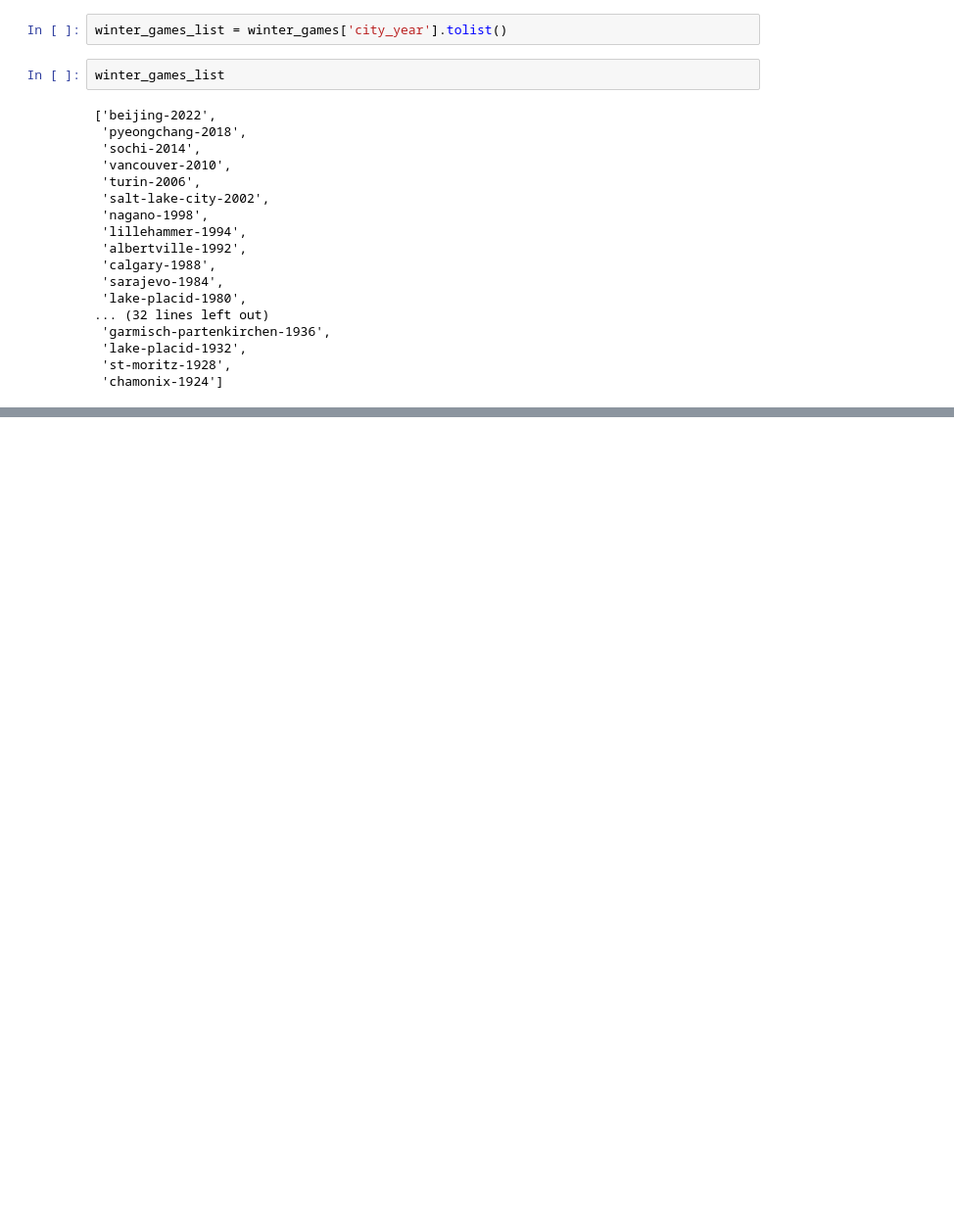
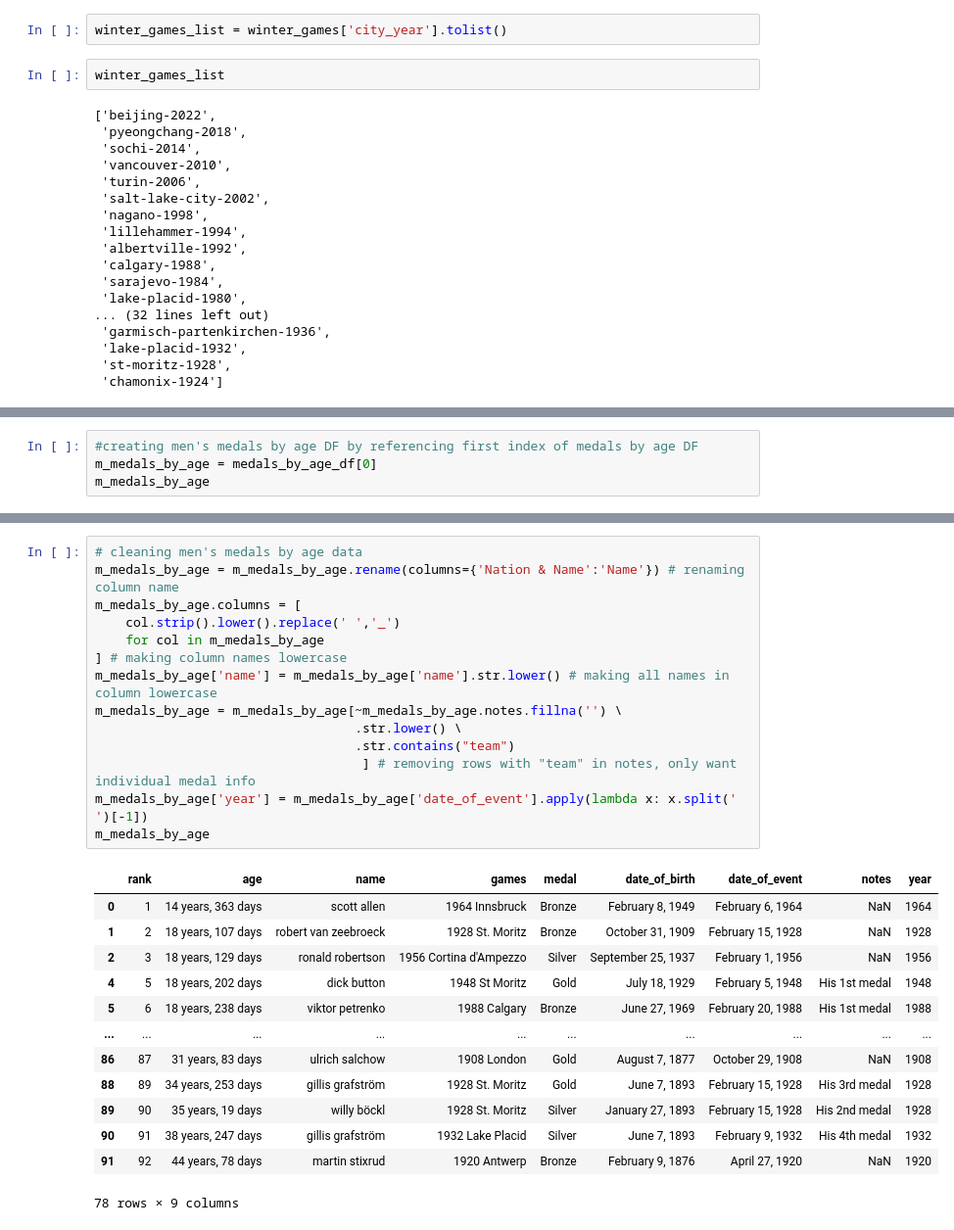
Before and after one commit to dkhamken/NSS-DDA7-Capstone, a Jupyter notebook: capstone_clean_ver.ipynb, the cells around one changed output, grey strips where cells are left out. Shown: that part at 98% size. Saved outputs shown, nothing was run; the diff lists cells and outputs as text; blank space fills up the shorter version.

```diff
--- a/capstone_clean_ver.ipynb
+++ b/capstone_clean_ver.ipynb
@@ -401,0 +469,4 @@ men_medals
+# %%
+#creating men's medals by age DF by referencing first index of medals by age DF
+m_medals_by_age = medals_by_age_df[0]
+m_medals_by_age
@@ -401,0 +487,28 @@ men_medals
+# %%
+# cleaning men's medals by age data
+m_medals_by_age = m_medals_by_age.rename(columns={'Nation & Name':'Name'}) # renaming column name
+m_medals_by_age.columns = [
+    col.strip().lower().replace(' ','_')
+    for col in m_medals_by_age
+] # making column names lowercase
+m_medals_by_age['name'] = m_medals_by_age['name'].str.lower() # making all names in column lowercase
+m_medals_by_age = m_medals_by_age[~m_medals_by_age.notes.fillna('') \
+                                  .str.lower() \
+                                  .str.contains("team")
+                                   ] # removing rows with "team" in notes, only want individual medal info
+m_medals_by_age['year'] = m_medals_by_age['date_of_event'].apply(lambda x: x.split(' ')[-1])
+m_medals_by_age
+# %% [output]
+|  | rank | age | name | games | medal | date_of_birth | date_of_event | notes | year |
+| 0 | 1 | 14 years, 363 days | scott allen | 1964 Innsbruck | Bronze | February 8, 1949 | February 6, 1964 | NaN | 1964 |
+| 1 | 2 | 18 years, 107 days | robert van zeebroeck | 1928 St. Moritz | Bronze | October 31, 1909 | February 15, 1928 | NaN | 1928 |
+| 2 | 3 | 18 years, 129 days | ronald robertson | 1956 Cortina d'Ampezzo | Silver | September 25, 1937 | February 1, 1956 | NaN | 1956 |
+| 4 | 5 | 18 years, 202 days | dick button | 1948 St Moritz | Gold | July 18, 1929 | February 5, 1948 | His 1st medal | 1948 |
+| 5 | 6 | 18 years, 238 days | viktor petrenko | 1988 Calgary | Bronze | June 27, 1969 | February 20, 1988 | His 1st medal | 1988 |
+| ... | ... | ... | ... | ... | ... | ... | ... | ... | ... |
+| 86 | 87 | 31 years, 83 days | ulrich salchow | 1908 London | Gold | August 7, 1877 | October 29, 1908 | NaN | 1908 |
+| 88 | 89 | 34 years, 253 days | gillis grafström | 1928 St. Moritz | Gold | June 7, 1893 | February 15, 1928 | His 3rd medal | 1928 |
+| 89 | 90 | 35 years, 19 days | willy böckl | 1928 St. Moritz | Silver | January 27, 1893 | February 15, 1928 | His 2nd medal | 1928 |
+| 90 | 91 | 38 years, 247 days | gillis grafström | 1932 Lake Placid | Silver | June 7, 1893 | February 9, 1932 | His 4th medal | 1932 |
+| 91 | 92 | 44 years, 78 days | martin stixrud | 1920 Antwerp | Bronze | February 9, 1876 | April 27, 1920 | NaN | 1920 |
+78 rows × 9 columns
```
Also changed, not shown: parts of 25 cells of this notebook, 2 other files.
